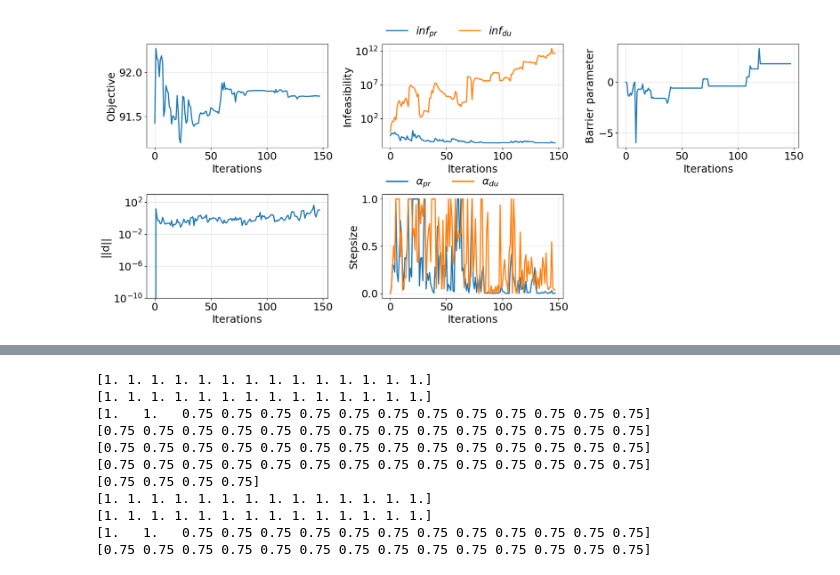
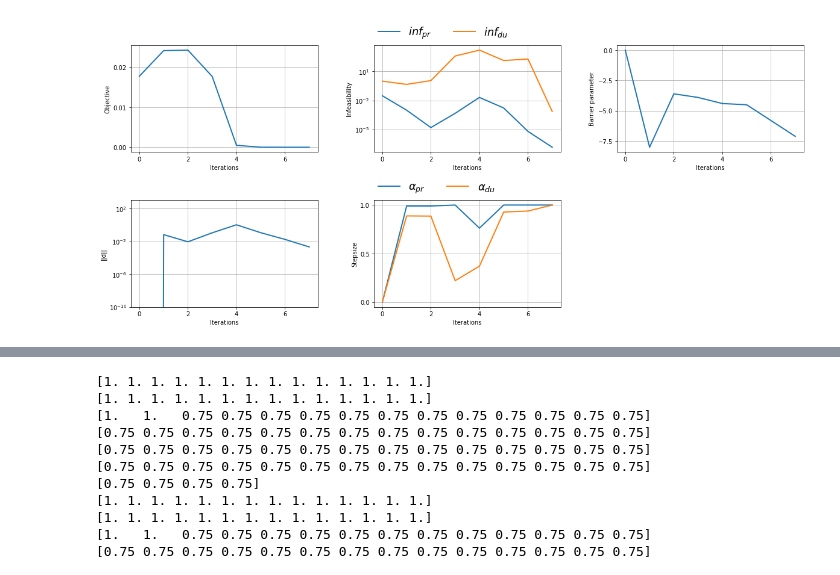
Before and after one commit to MIT-LAE/pyNA, a Jupyter notebook: pyNA/run/Figures - Plot IPOPT optimization history.ipynb, the cells around one changed output, grey strips where cells are left out. Drawn from its saved outputs; the diff is of its cells as text; code cells hidden in the pictures.

```diff
--- a/pyNA/run/Figures - Plot IPOPT optimization history.ipynb
+++ b/pyNA/run/Figures - Plot IPOPT optimization history.ipynb
@@ -149,9 +149,9 @@ def plot_optimizer_control_inputs(levels_int, k=None, alpha=None, TS=None, theta
 # %%
 # IPOPT output
 py = pyna()
-data = py.plot_optimizer_convergence_data('../cases/stca/output/PTCB_latlim/V2/IPOPT_trajectory_convergence.out')
+data = py.plot_optimizer_convergence_data('../cases/stca/output/PTCB/V2/IPOPT_trajectory_convergence.out')
 # data = py.plot_optimizer_convergence_data('../cases/stca/output/PTCB/icao_limits/V2/IPOPT_trajectory_convergence.out')
 # %% [output]
-[figure, old version]
+[figure, new version]
 # %%
 # Load files
```
Also changed, not shown: parts of 1 cell of this notebook, 23 other files.
